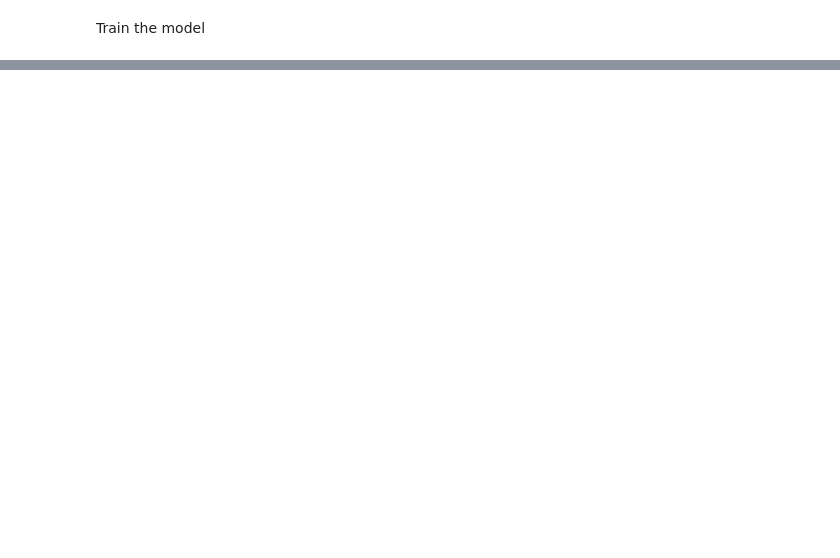
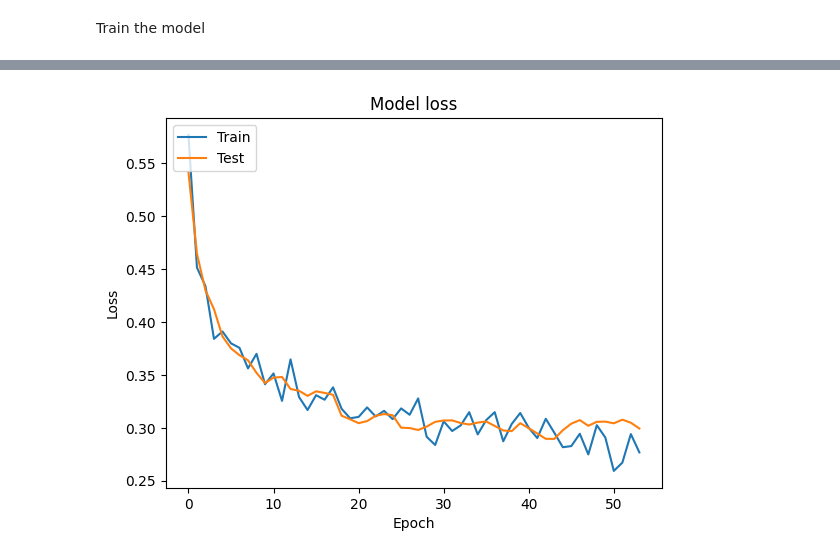
Before and after one commit to naniram/HeartFailurePrediction, a Jupyter notebook: heart-failure-prediction.ipynb, the cells around one changed output, grey strips where cells are left out. Saved outputs shown, nothing was run; the diff lists cells and outputs as text; code cells hidden in the pictures; blank space fills up the shorter version.

Commit message:
Graphs added

```diff
--- a/heart-failure-prediction.ipynb
+++ b/heart-failure-prediction.ipynb
@@ -278,6 +263,6 @@ from tensorflow.keras.callbacks import EarlyStopping
 
 early_stopping = EarlyStopping(monitor='val_loss', patience=10, restore_best_weights=True)
 
-model.fit(X_train_scaled, y_train, epochs=100, batch_size=32, validation_split=0.2, callbacks=[early_stopping])
+history = model.fit(X_train_scaled, y_train, epochs=100, batch_size=32, validation_data=(X_test_scaled, y_test), callbacks=[early_stopping])
 # %% [output]
 Epoch 1/100
@@ -304,0 +285,10 @@ test_loss, test_accuracy = model.evaluate(X_test_scaled, y_test)
+# %%
+plt.plot(model.history.history['loss'])
+plt.plot(model.history.history['val_loss'])
+plt.title('Model loss')
+plt.ylabel('Loss')
+plt.xlabel('Epoch')
+plt.legend(['Train', 'Test'], loc='upper left')
+plt.show()
+# %% [output]
+[figure, added]
```
Also changed, not shown: parts of 9 cells of this notebook.
